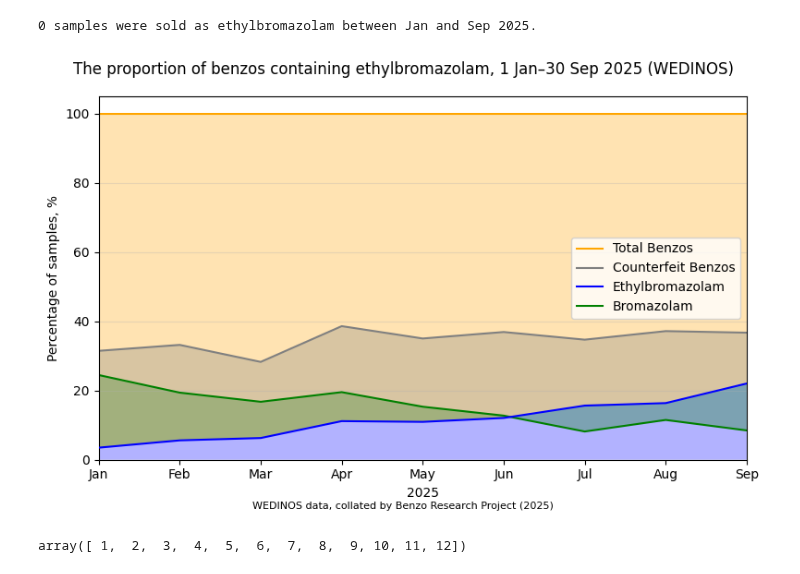
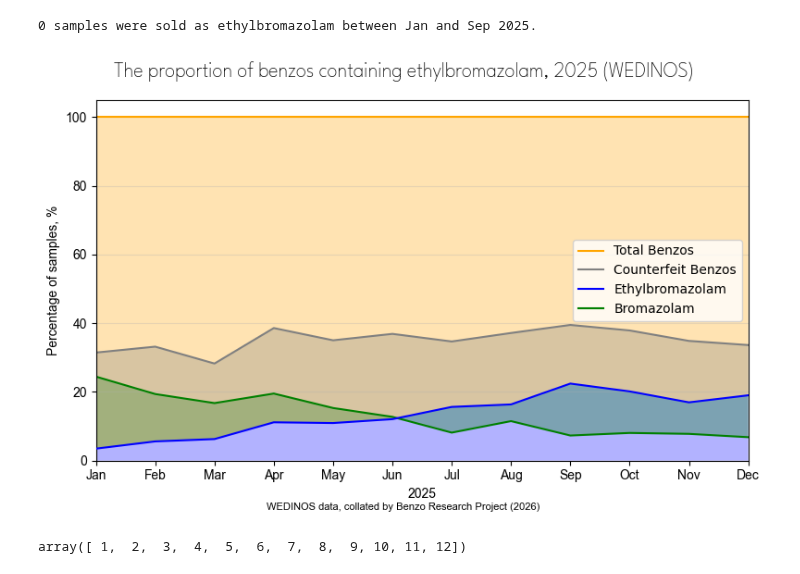
Before and after one commit to Benzo-Research-Project/NitazeneMap, a Jupyter notebook: WEDINOSParser.ipynb, the cells around one changed output. Saved outputs shown, nothing was run; the diff lists cells and outputs as text; code cells hidden in the pictures.

```diff
--- a/WEDINOSParser.ipynb
+++ b/WEDINOSParser.ipynb
@@ -669,6 +867,6 @@ Between 1 Jan–3 Oct 2025, 1932 out of 1940 samples mentioning benzos were sold
 # %%
-df_benzo_sept['minor']=df_benzo_sept['minor'].fillna('')
-for idx, row in df_benzo_sept.iterrows():
+df_benzo_2025['minor']=df_benzo_2025['minor'].fillna('')
+for idx, row in df_benzo_2025.iterrows():
     if (row['sold_as_benzo'] == '1') & (row['status'] == 'counterfeit'):
         try:
             print(idx, row['date_received'], row['postcode'], '– Sold as', row['intent'], ', tested as', row['major'], 'with' if(len(row['minor'])>=1) else '', row['minor'])
@@ -733,3 +937,8 @@ Try using .loc[row_indexer,col_indexer] = value instead
 
 See the caveats in the documentation: https://pandas.pydata.org/pandas-docs/stable/user_guide/indexing.html#returning-a-view-versus-a-copy
   df['complete contents'] = contentsColumn
+# %%
+for idx, row in df_benzo.iterrows():
+    labl = row['intent']+' '+row['label']+' '+row['major']+' '+row['minor']
+    if ('medetomidine' in labl.lower()):
+        print(idx, row)
@@ -735,0 +984,7 @@ See the caveats in the documentation: https://pandas.pydata.org/pandas-docs/stab
+# %%
+for idx, row in df_benzo_jan.iterrows():
+    labl = row['intent']+' '+row['label']
+    if ('alpraz' in labl.lower()) or ('xanax' in labl.lower()):
+        print(idx, labl, '–', row['major'], 'with' if(len(row['minor'])>=1) else '', row['minor'])
+    if ('tramadol') in row['major'].lower():
+        print('TRAMADOL^')
@@ -852,7 +1130,7 @@ def monthly_benzo_rates(df, status, year):
                     ])
     return array
 
-monthly_data = monthly_benzo_rates(df_benzo, 'counterfeit', 2025)
+monthly_data = monthly_benzo_rates(df_benzo_2025, 'counterfeit', 2025)
 # %%
 def benzoMonthlyCounts(df, year, benzoname='Ethylbromazolam'):
     '''Produces a 12x4 array of the number of a given benzo found in samples tested per month in a given dataframe and year.
@@ -899,34 +1177,38 @@ print(f'{sum(ethylmonthly[:,1])} samples were sold as ethylbromazolam between Ja
 # %% [output]
 0 samples were sold as ethylbromazolam between Jan and Sep 2025.
 # %%
-data_jan_sep = monthly_data[monthly_data[:,0] <= 9]
-ethyljan_sep = ethylmonthly[ethylmonthly[:,0] <= 9]
-bromazjan_sep = bromazmonthly[bromazmonthly[:,0] <= 9]
+lsfont = {'fontname':'League Spartan',
+          'weight': 'semibold'}
+montfont = {'fontname':'Arial'}
+data_select = monthly_data[monthly_data[:,0] <= 12]
+ethylselect = ethylmonthly[ethylmonthly[:,0] <= 12]
+bromazselect = bromazmonthly[bromazmonthly[:,0] <= 12]
 fig, ax = subplots(figsize=(8, 5))
-fig.suptitle('The proportion of benzos containing ethylbromazolam, 1 Jan–30 Sep 2025 (WEDINOS)')
-ax.fill_between(ethyljan_sep[:,0], 0, ethyljan_sep[:,2]/ethyljan_sep[:,3]*100, facecolor='blue', alpha=0.3)
-ax.fill_between(ethyljan_sep[:,0], ethyljan_sep[:,2]/ethyljan_sep[:,3]*100, ethyljan_sep[:,3]/ethyljan_sep[:,3]*100, facecolor='orange', alpha=0.3)
-ax.fill_between(ethyljan_sep[:,0], ethyljan_sep[:,2]/ethyljan_sep[:,3]*100, bromazjan_sep[:,2]/bromazjan_sep[:,3]*100, facecolor='green', alpha=0.3)
-ax.fill_between(ethyljan_sep[:,0], ethyljan_sep[:,2]/ethyljan_sep[:,3]*100, data_jan_sep[:,1]/data_jan_sep[:,2]*100, facecolor='grey', alpha=0.3)
+fig.suptitle('The proportion of benzos containing ethylbromazolam, 2025 (WEDINOS)', fontsize=16, **lsfont)
+ax.fill_between(ethylselect[:,0], 0, ethylselect[:,2]/ethylselect[:,3]*100, facecolor='blue', alpha=0.3)
+ax.fill_between(ethylselect[:,0], ethylselect[:,2]/ethylselect[:,3]*100, ethylselect[:,3]/ethylselect[:,3]*100, facecolor='orange', alpha=0.3)
+ax.fill_between(ethylselect[:,0], ethylselect[:,2]/ethylselect[:,3]*100, bromazselect[:,2]/bromazselect[:,3]*100, facecolor='green', alpha=0.3)
+ax.fill_between(ethylselect[:,0], ethylselect[:,2]/ethylselect[:,3]*100, data_select[:,1]/data_select[:,2]*100, facecolor='grey', alpha=0.3)
 
-ax.plot(ethyljan_sep[:,0], ethyljan_sep[:,3]/ethyljan_sep[:,3]*100, label ='Total Benzos', color='orange')
-ax.plot(data_jan_sep[:,0], data_jan_sep[:,1]/data_jan_sep[:,2]*100, label ='Counterfeit Benzos', color='gray')
-ax.plot(ethyljan_sep[:,0], ethyljan_sep[:,2]/ethyljan_sep[:,3]*100, label ='Ethylbromazolam', color='blue', zorder=3)
-ax.plot(bromazjan_sep[:,0], bromazjan_sep[:,2]/bromazjan_sep[:,3]*100, label ='Bromazolam', color='green')
-ax.set_ylabel('Percentage of samples, %')
+ax.plot(ethylselect[:,0], ethylselect[:,3]/ethylselect[:,3]*100, label ='Total Benzos', color='orange')
+ax.plot(data_select[:,0], data_select[:,1]/data_select[:,2]*100, label ='Counterfeit Benzos', color='gray')
+ax.plot(ethylselect[:,0], ethylselect[:,2]/ethylselect[:,3]*100, label ='Ethylbromazolam', color='blue', zorder=3)
+ax.plot(bromazselect[:,0], bromazselect[:,2]/bromazselect[:,3]*100, label ='Bromazolam', color='green')
+ax.set_ylabel('Percentage of samples, %', **montfont)
 ax.set_xlim(1, 9)
 ax.set_ylim(0)
-ax.set_xticks(ethyljan_sep[:,0])
-ax.set_xticklabels(['Jan', 'Feb', 'Mar', 'Apr', 'May', 'Jun', 'Jul', 'Aug', 'Sep'])
+ax.set_xticks(ethylselect[:,0])
+ax.set_yticklabels([0,20,40,60,80,100],**montfont)
+ax.set_xticklabels(['Jan', 'Feb', 'Mar', 'Apr', 'May', 'Jun', 'Jul', 'Aug', 'Sep', 'Oct', 'Nov', 'Dec'],**montfont)
 ax.grid(axis='y',alpha=0.3)
-ax.set_xlabel('2025')
+ax.set_xlabel('2025',**montfont)
 ax.legend(loc='right')
 text = fig.text(0.50, 0.01,
-            'WEDINOS data, collated by Benzo Research Project (2025)',
-            horizontalalignment='center', wrap=True, fontsize=8)
+            'WEDINOS data, collated by Benzo Research Project (2026)',
+            horizontalalignment='center', wrap=True, fontsize=8,**montfont)
 fig.tight_layout()
 # %% [output]
-[figure, old version]
+[figure, new version]
 # %%
 monthly_data[:,0]
 # %% [output]
```
Also changed, not shown: parts of 48 cells of this notebook, 10 other files.
